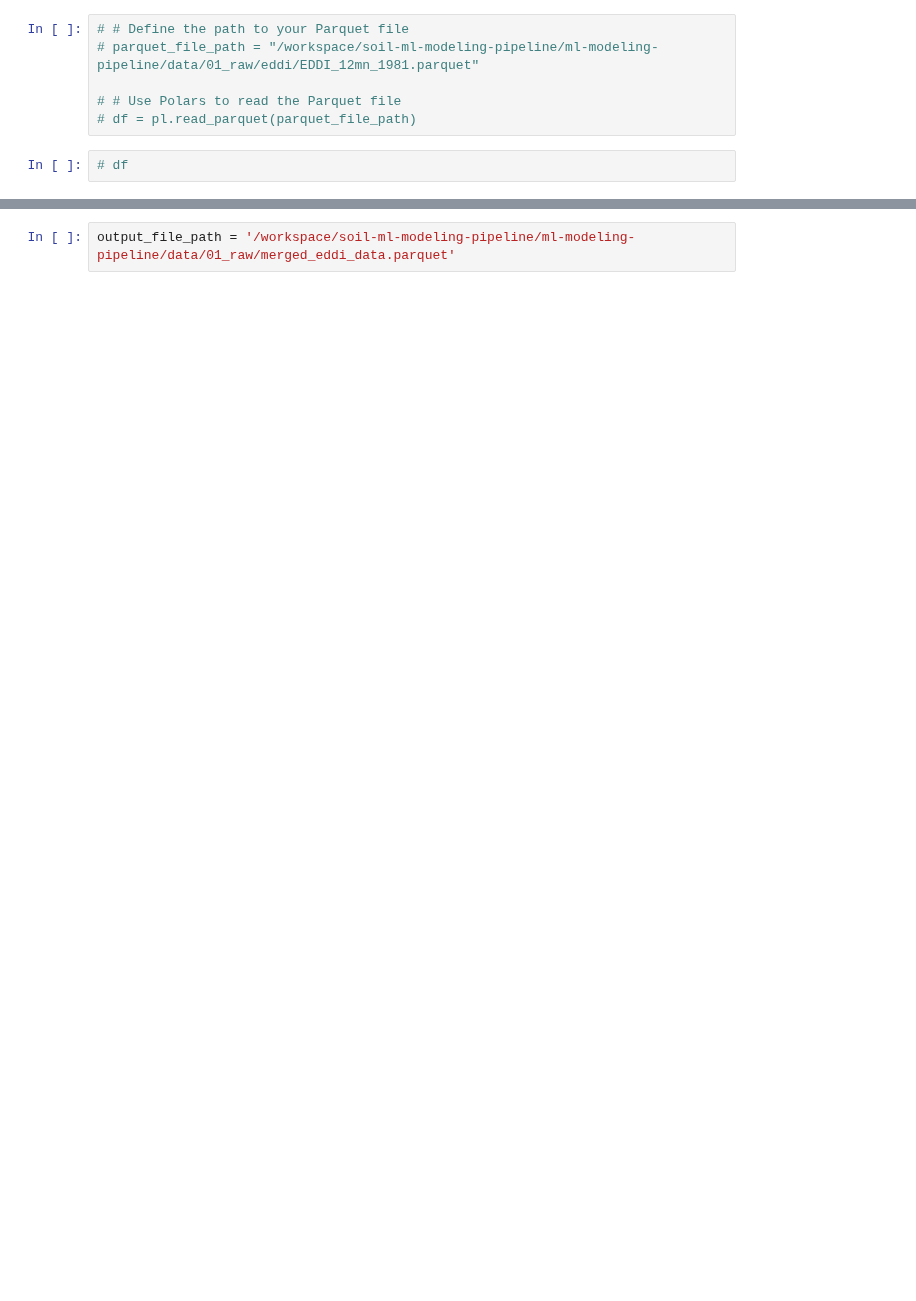
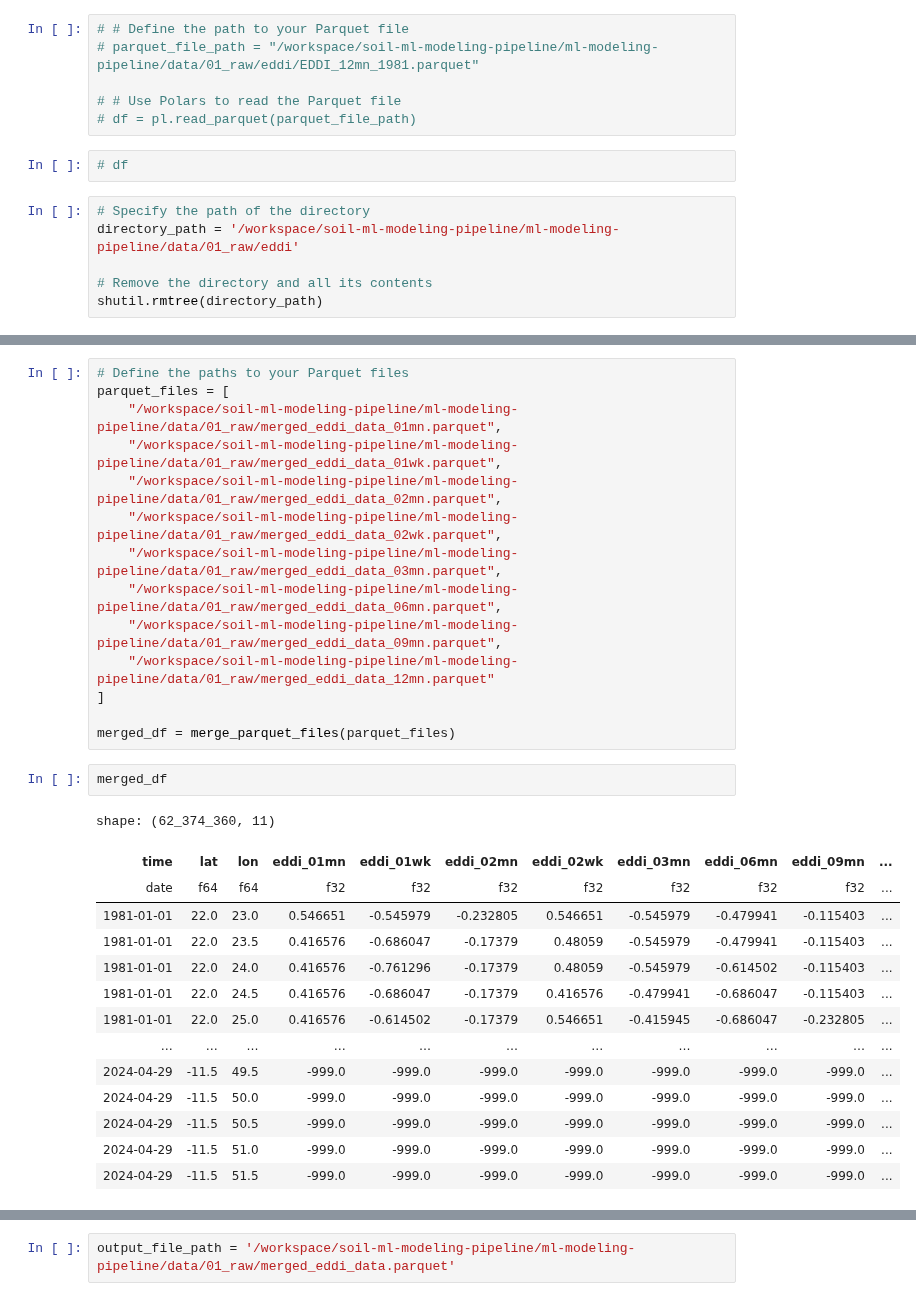
Before and after one commit to AdamPrzychodniPrivate/soil-water-forecasting, a Jupyter notebook: ml-modeling-pipeline/notebooks/1.2 data_collection_noaa.ipynb, the cells around one changed output, grey strips where cells are left out. Drawn from its saved outputs; the diff is of its cells as text; blank space fills up the shorter version.

```diff
--- a/ml-modeling-pipeline/notebooks/1.2 data_collection_noaa.ipynb
+++ b/ml-modeling-pipeline/notebooks/1.2 data_collection_noaa.ipynb
@@ -181,3 +233,9 @@ File downloaded successfully: EDDI_03mn_200
 # df = pl.read_parquet(parquet_file_path)
 # %%
 # df
+# %%
+# Specify the path of the directory
+directory_path = '/workspace/soil-ml-modeling-pipeline/ml-modeling-pipeline/data/01_raw/eddi'
+
+# Remove the directory and all its contents
+shutil.rmtree(directory_path)
@@ -225 +498,32 @@ Merged file saved to /workspace/soil-ml-modeling-pipeline/ml-modeling-pipeline/d
+# %%
+# Define the paths to your Parquet files
+parquet_files = [
+    "/workspace/soil-ml-modeling-pipeline/ml-modeling-pipeline/data/01_raw/merged_eddi_data_01mn.parquet",
+    "/workspace/soil-ml-modeling-pipeline/ml-modeling-pipeline/data/01_raw/merged_eddi_data_01wk.parquet",
+    "/workspace/soil-ml-modeling-pipeline/ml-modeling-pipeline/data/01_raw/merged_eddi_data_02mn.parquet",
+    "/workspace/soil-ml-modeling-pipeline/ml-modeling-pipeline/data/01_raw/merged_eddi_data_02wk.parquet",
+    "/workspace/soil-ml-modeling-pipeline/ml-modeling-pipeline/data/01_raw/merged_eddi_data_03mn.parquet",
+    "/workspace/soil-ml-modeling-pipeline/ml-modeling-pipeline/data/01_raw/merged_eddi_data_06mn.parquet",
+    "/workspace/soil-ml-modeling-pipeline/ml-modeling-pipeline/data/01_raw/merged_eddi_data_09mn.parquet",
+    "/workspace/soil-ml-modeling-pipeline/ml-modeling-pipeline/data/01_raw/merged_eddi_data_12mn.parquet"
+]
+
+merged_df = merge_parquet_files(parquet_files)
+# %%
+merged_df
+# %% [output]
+shape: (62_374_360, 11)
+| time | lat | lon | eddi_01mn | eddi_01wk | eddi_02mn | eddi_02wk | eddi_03mn | eddi_06mn | eddi_09mn | ... |
+| date | f64 | f64 | f32 | f32 | f32 | f32 | f32 | f32 | f32 | ... |
+| 1981-01-01 | 22.0 | 23.0 | 0.546651 | -0.545979 | -0.232805 | 0.546651 | -0.545979 | -0.479941 | -0.115403 | ... |
+| 1981-01-01 | 22.0 | 23.5 | 0.416576 | -0.686047 | -0.17379 | 0.48059 | -0.545979 | -0.479941 | -0.115403 | ... |
+| 1981-01-01 | 22.0 | 24.0 | 0.416576 | -0.761296 | -0.17379 | 0.48059 | -0.545979 | -0.614502 | -0.115403 | ... |
+| 1981-01-01 | 22.0 | 24.5 | 0.416576 | -0.686047 | -0.17379 | 0.416576 | -0.479941 | -0.686047 | -0.115403 | ... |
+| 1981-01-01 | 22.0 | 25.0 | 0.416576 | -0.614502 | -0.17379 | 0.546651 | -0.415945 | -0.686047 | -0.232805 | ... |
+| … | … | … | … | … | … | … | … | … | … | ... |
+| 2024-04-29 | -11.5 | 49.5 | -999.0 | -999.0 | -999.0 | -999.0 | -999.0 | -999.0 | -999.0 | ... |
+| 2024-04-29 | -11.5 | 50.0 | -999.0 | -999.0 | -999.0 | -999.0 | -999.0 | -999.0 | -999.0 | ... |
+| 2024-04-29 | -11.5 | 50.5 | -999.0 | -999.0 | -999.0 | -999.0 | -999.0 | -999.0 | -999.0 | ... |
+| 2024-04-29 | -11.5 | 51.0 | -999.0 | -999.0 | -999.0 | -999.0 | -999.0 | -999.0 | -999.0 | ... |
+| 2024-04-29 | -11.5 | 51.5 | -999.0 | -999.0 | -999.0 | -999.0 | -999.0 | -999.0 | -999.0 | ... |
 # %%
```
Also changed, not shown: parts of 16 cells of this notebook.
